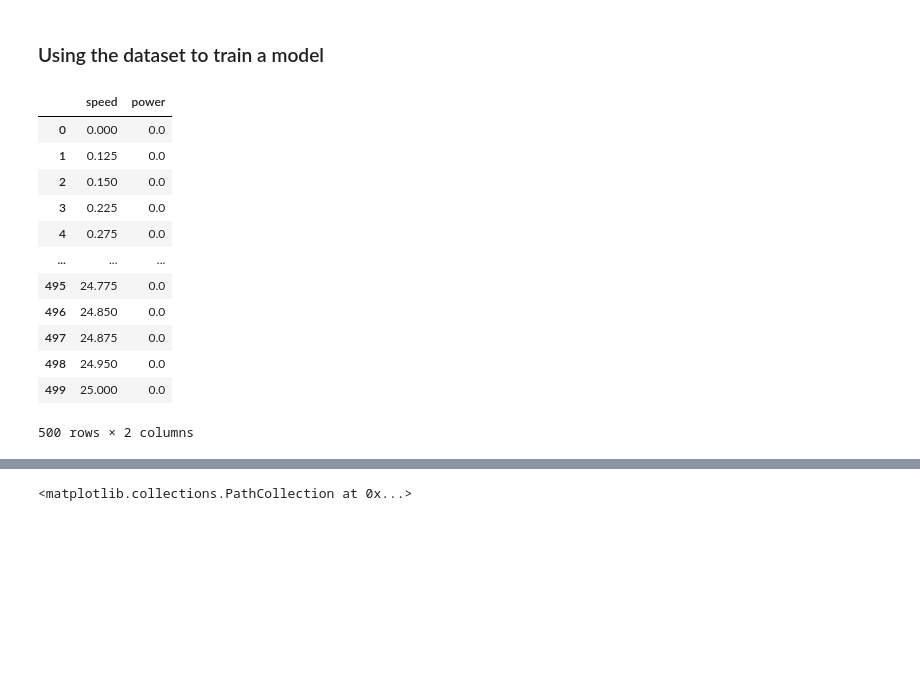
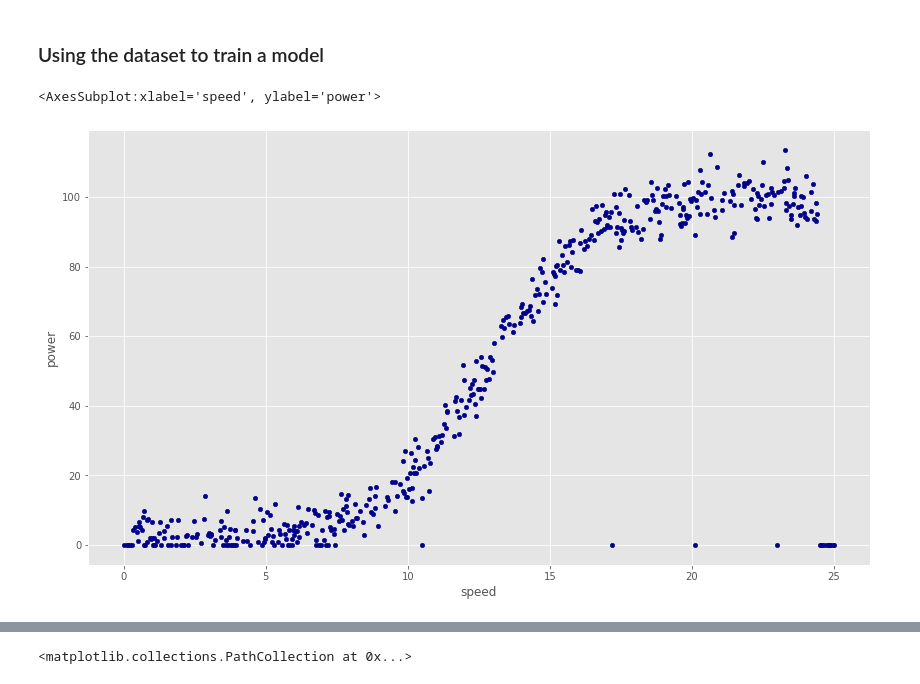
Before and after one commit to michealcannon/Project_2020_Machine_Learning, a Jupyter notebook: Power_Production_model.py.ipynb, the cells around one changed output, grey strips where cells are left out. Saved outputs shown, nothing was run; the diff lists cells and outputs as text; code cells hidden in the pictures; blank space fills up the shorter version.

```diff
--- a/Power_Production_model.py.ipynb
+++ b/Power_Production_model.py.ipynb
@@ -22,18 +22,9 @@ plt.style.use("ggplot")
 plt.rcParams['figure.figsize'] = [14, 8]
 # %%
 data = pd.read_csv('power_production.csv')
-data
+data.plot.scatter(x='speed',
+                      y='power',
+                      c='DarkBlue')
 # %% [output]
-|  | speed | power |
-| 0 | 0.000 | 0.0 |
-| 1 | 0.125 | 0.0 |
-| 2 | 0.150 | 0.0 |
-| 3 | 0.225 | 0.0 |
-| 4 | 0.275 | 0.0 |
-| ... | ... | ... |
-| 495 | 24.775 | 0.0 |
-| 496 | 24.850 | 0.0 |
-| 497 | 24.875 | 0.0 |
-| 498 | 24.950 | 0.0 |
-| 499 | 25.000 | 0.0 |
-500 rows × 2 columns
+<AxesSubplot:xlabel='speed', ylabel='power'>
+[figure, added]
```
Also changed, not shown: parts of 4 cells of this notebook.
